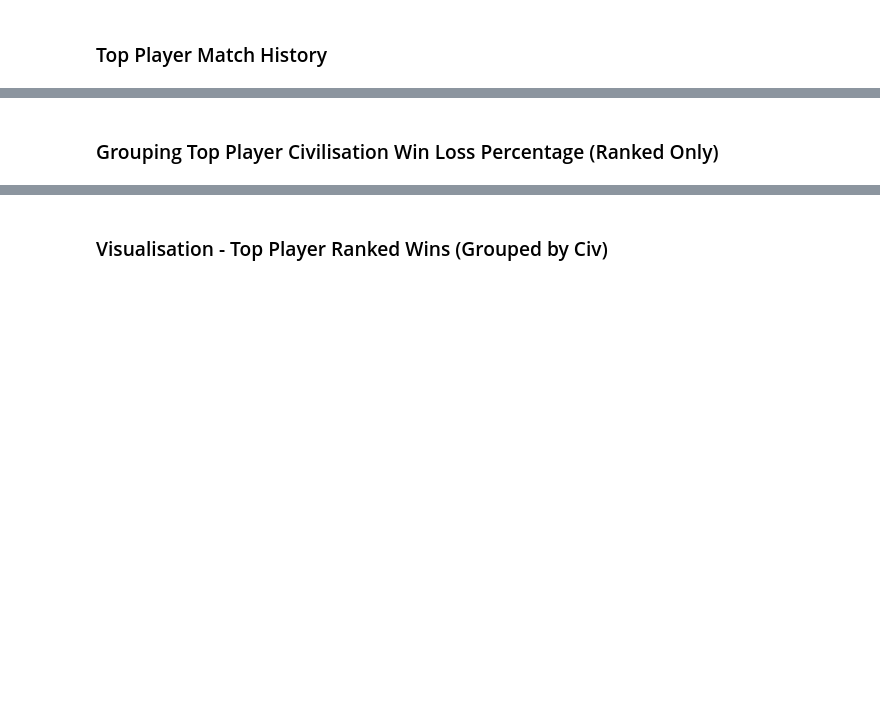
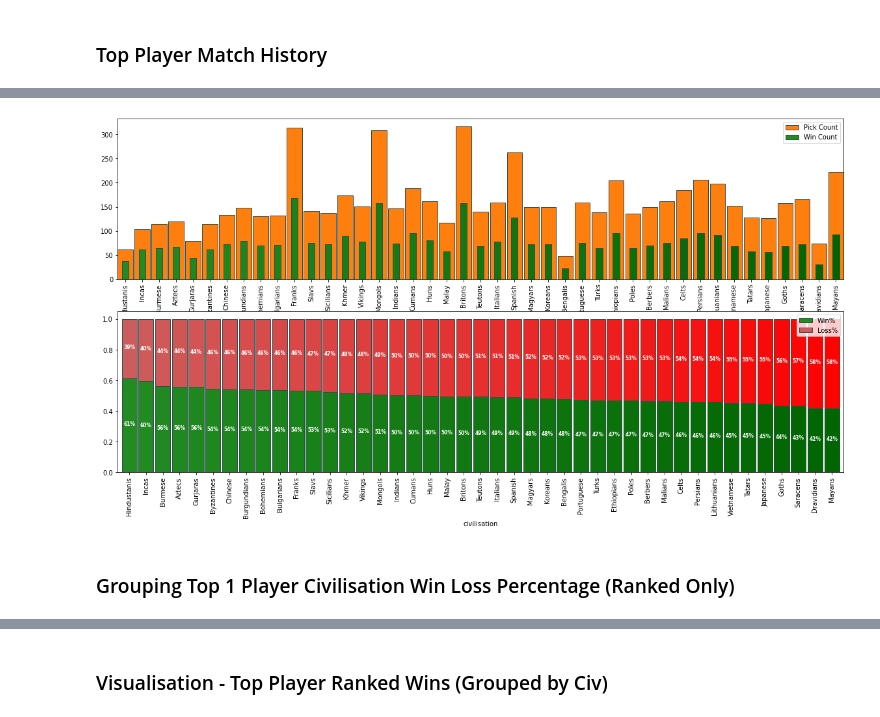
Before and after one commit to Filpill/AoE2Data, a Jupyter notebook: AoE2_APIData.ipynb, the cells around one changed output, grey strips where cells are left out. Drawn from its saved outputs; the diff is of its cells as text; code cells hidden in the pictures; blank space fills up the shorter version.

Commit message:
added chart for recursively collecting match data on civs

```diff
--- a/AoE2_APIData.ipynb
+++ b/AoE2_APIData.ipynb
@@ -333,0 +396,6 @@ df
+# %%
+#We must drop duplicate match_id's to avoid double counting the data
+df_copy = df_all_matches.copy()
+#Need drop match_id duplicates, however we still need to keep all the players that played on the same ID (such that we are not left with 1 player)
+df_all_matches.drop_duplicates(subset=['match_id','steam_id'],inplace=True)
+df_all_matches
@@ -333,0 +410,6 @@ df
+# %%
+
+df_all_matches_civ_pickrate = df_all_matches.groupby(['civilisation'])['civilisation'].count().reset_index(name='Pick Count')
+df_all_matches_civ_winrate = df_all_matches.groupby(['civilisation','won'])['civilisation'].count().reset_index(name='Win Count')
+df_all_matches_civ_winrate = pd.merge(df_all_matches_civ_winrate,df_all_matches_civ_pickrate,how='left')
+df_all_matches_civ_winrate
@@ -333,0 +424,3 @@ df
+# %%
+df_all_matches_civ_winrate = win_loss_fraction(df_all_matches_civ_winrate)
+df_all_matches_civ_winrate
@@ -334,5 +439,44 @@ df
+# %%
+#Making a colormap to map onto the bar chart
+#Win
+clist = [(0, 'forestgreen'), (1, 'darkgreen')]
+rvb = mcolors.LinearSegmentedColormap.from_list('',clist)
+df_arange = np.arange(df_all_matches_civ_winrate.shape[0]).astype(float)
+color_win =rvb(df_arange/df_all_matches_civ_winrate.shape[0])
+
+#Lose
+clist = [(0, 'indianred'), (1, 'red')]
+rvb = mcolors.LinearSegmentedColormap.from_list('',clist)
+df_arange = np.arange(df_all_matches_civ_winrate.shape[0]).astype(float)
+color_lose =rvb(df_arange/df_all_matches_civ_winrate.shape[0])
+
+
+df_all_matches_civ_winrate
+fig, ax = plt.subplots(figsize=(20,10),nrows=2,ncols=1)
+
+ax[0] = df_all_matches_civ_winrate.plot(y='Pick Count',x='civilisation',kind='bar',ax=ax[0],width=0.9,edgecolor='darkslategrey',color='tab:orange')
+ax[0] = df_all_matches_civ_winrate.plot(y='Win Count',x='civilisation',kind='bar',ax=ax[0],width=0.4,edgecolor='darkslategrey',color=color_win)
+# ax [0]= df_all_matches_civ_winrate.plot(y='Loss%',x='civilisation',kind='bar',ax=ax[0],width=0.9,edgecolor='darkslategrey',color=color_lose,bottom = df_all_matches_civ_winrate['Win%'])
+
+ax[1] = df_all_matches_civ_winrate.plot(y='Win%',x='civilisation',kind='bar',ax=ax[1],width=0.9,edgecolor='darkslategrey',color=color_win)
+ax [1]= df_all_matches_civ_winrate.plot(y='Loss%',x='civilisation',kind='bar',ax=ax[1],width=0.9,edgecolor='darkslategrey',color=color_lose,bottom = df_all_matches_civ_winrate['Win%'])
+
+#Annotations
+text_offset =0
+text_format = 'percentage'
+fontsize = 7.5
+col_val_list = ['Win%','Loss%']
+dataLabel_stacked(df_all_matches_civ_winrate,col_val_list,text_offset,text_format,fontsize,ax[1])
+
+#Saving Chart
+fig_name = 'AllMatches_civWinrate.png'
+folderpath = 'root'
+fig_topCivWinRate = pathing(folderpath,fig_name)
+plt.savefig(fig_topCivWinRate,dpi=100)
+# %% [output]
+[figure, added]
 # %% [markdown]
-### Grouping Top Player Civilisation Win Loss Percentage (Ranked Only)
+### Grouping Top 1 Player Civilisation Win Loss Percentage (Ranked Only)
 # %%
 #Grouping Top Player Civ Pick and Win Rate
 df_topplayer_civ_pickrate = df_player_matches.groupby(['civilisation','player'])['civilisation'].count().reset_index(name='Pick Count')
```
Also changed, not shown: parts of 17 cells of this notebook, 4 other files.
